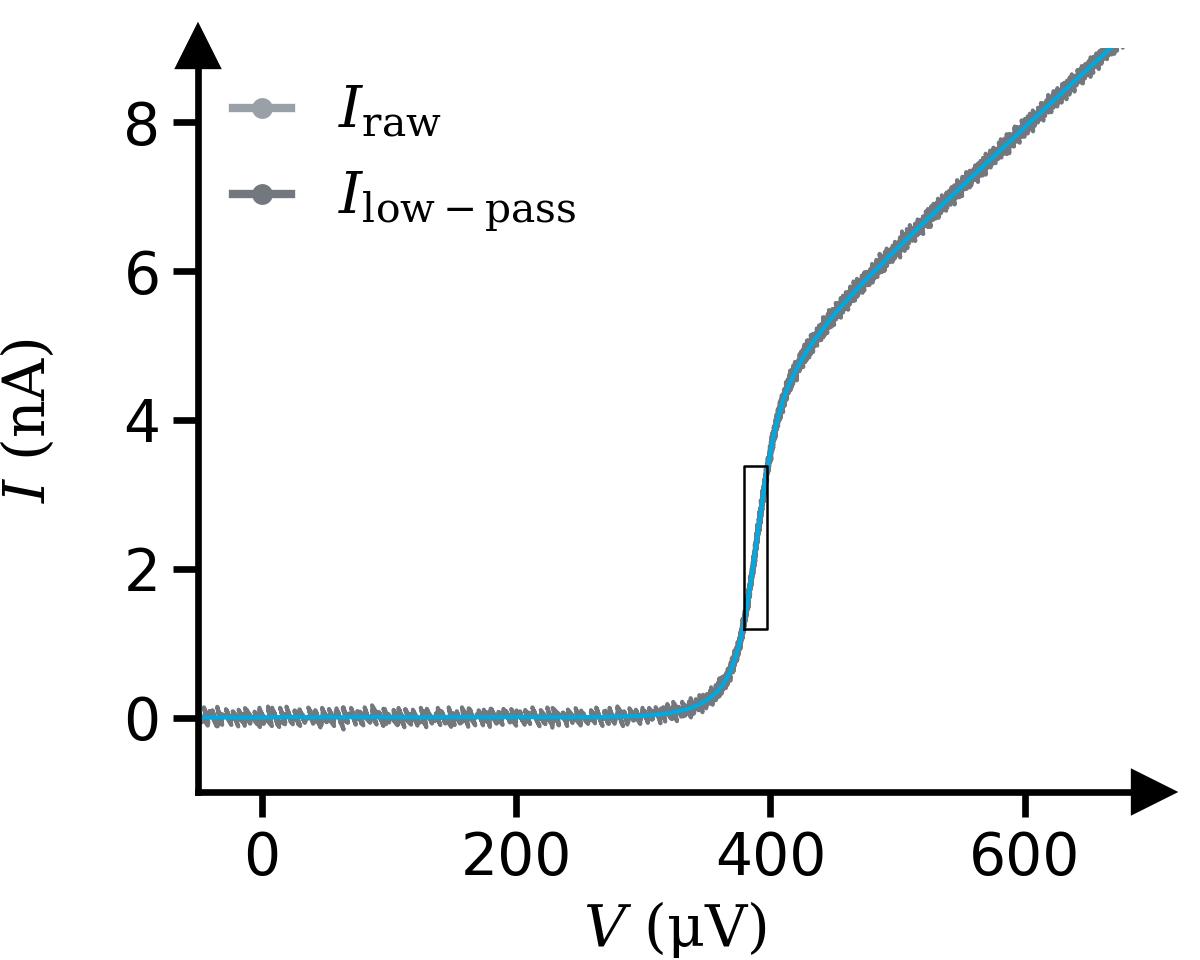
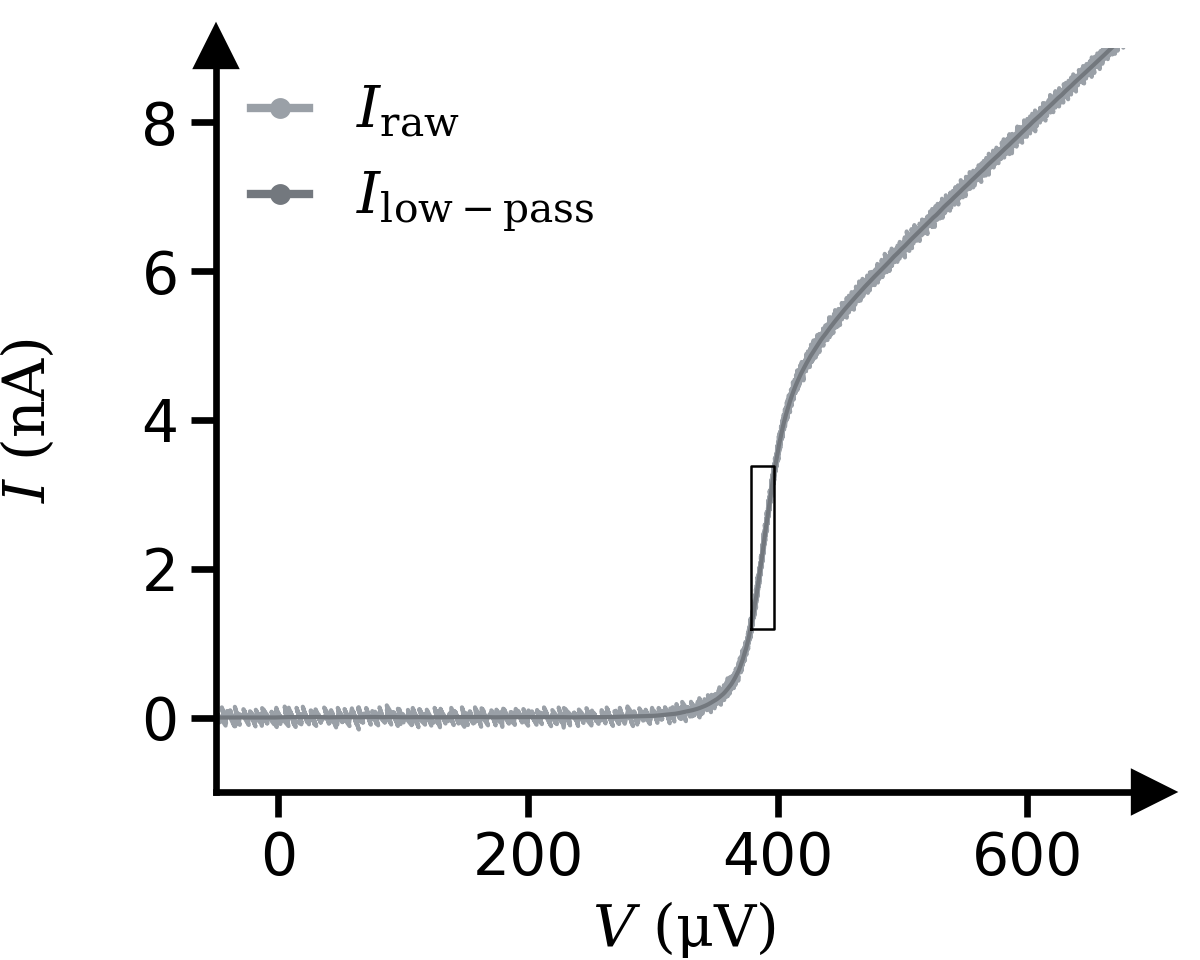
Unified diff of the notebook cell whose output changed from the first chart to the second:
--- before
+++ after
@@ -3,18 +3,18 @@
 
 ax.plot(
-    Vraw_uV,
-    Iraw_nA,
+    Vraw0_uV,
+    Iraw0_nA,
+    "-",
+    lw=0.5,
+    ms=1.0,
+    color=sc.seegrau65,
+)
+ax.plot(
+    Vlow0_uV,
+    Ilow0_nA,
     "-",
     lw=0.5,
     ms=1.0,
     color=sc.seegrau100,
-)
-ax.plot(
-    Vlow_uV,
-    Ilow_nA,
-    "-",
-    lw=0.5,
-    ms=1.0,
-    color=sc.seeblau100,
 )
 ax.plot(

Commit: .